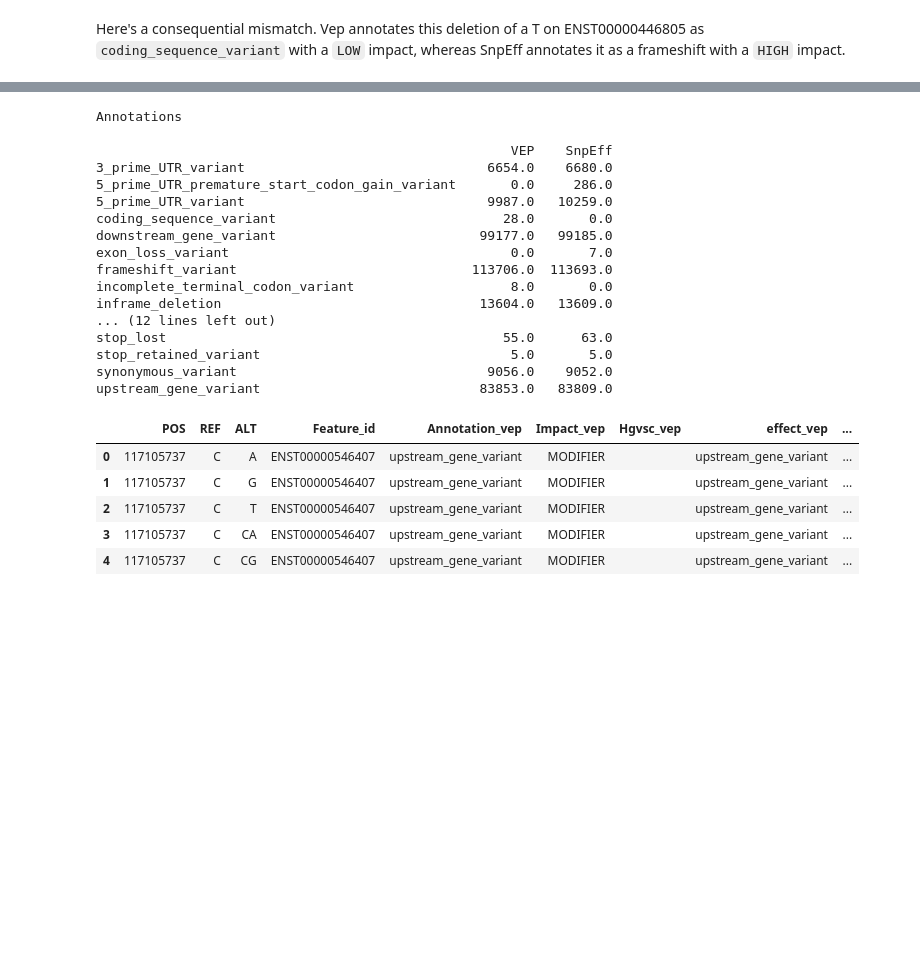
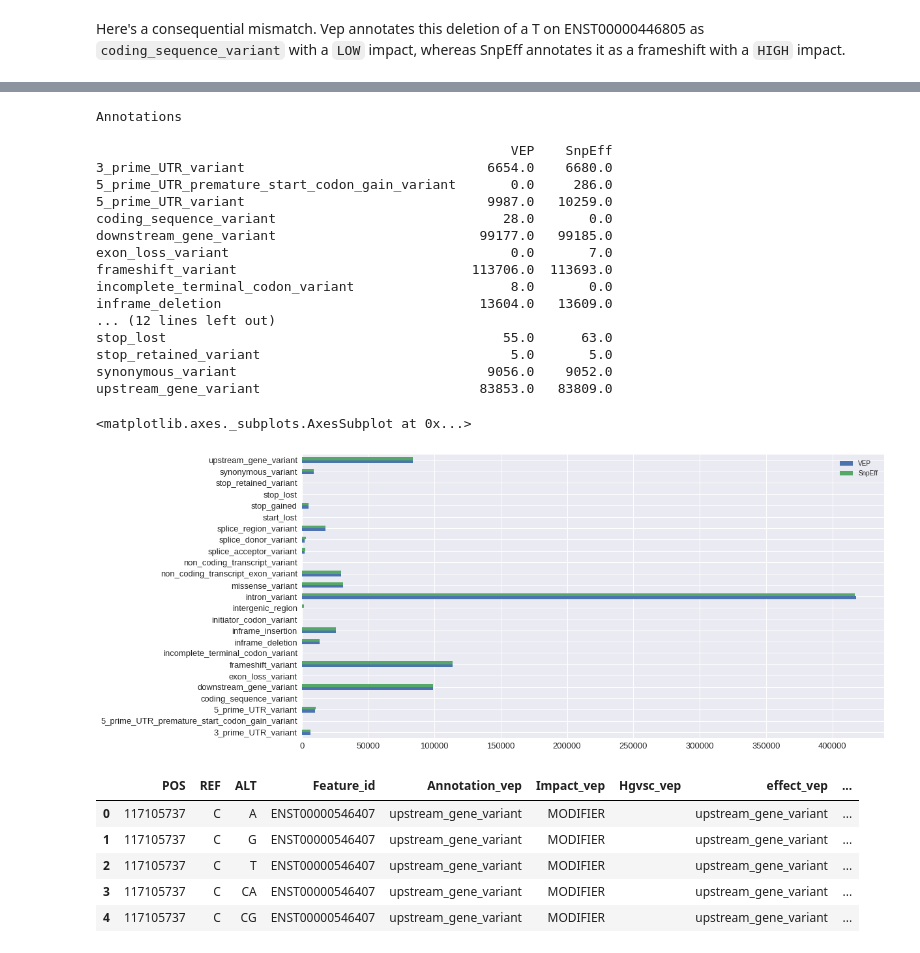
Before and after one commit to andrewjesaitis/variant-annotation-comparison-2017, a Jupyter notebook: Variant-Annotation-Comparsion-2017.ipynb, the cells around one changed output, grey strips where cells are left out. Drawn from its saved outputs; the diff is of its cells as text; code cells hidden in the pictures; blank space fills up the shorter version.

Commit message:
Adds visualizations

```diff
--- a/Variant-Annotation-Comparsion-2017.ipynb
+++ b/Variant-Annotation-Comparsion-2017.ipynb
@@ -257,29 +264,32 @@ snpeff_df['normalized_effect'] = snpeff_df['effect'].apply(lambda eff: collapse_
 # %%
 vc_vep = vep_df.groupby(['normalized_effect']).size()
 vc_vep.name = "VEP"
 vc_snpeff = snpeff_df.groupby(['normalized_effect']).size()
 vc_snpeff.name = "SnpEff"
 vc_df = pd.DataFrame([vc_vep, vc_snpeff])
 print("Annotations\n")
 print(vc_df.transpose().fillna(0))
+vc_df.transpose().plot(kind="barh", fontsize=13, figsize=(16,8))
 # %% [output]
 Annotations
 
                                                      VEP    SnpEff
 3_prime_UTR_variant                               6654.0    6680.0
 5_prime_UTR_premature_start_codon_gain_variant       0.0     286.0
 5_prime_UTR_variant                               9987.0   10259.0
 coding_sequence_variant                             28.0       0.0
 downstream_gene_variant                          99177.0   99185.0
 exon_loss_variant                                    0.0       7.0
 frameshift_variant                              113706.0  113693.0
 incomplete_terminal_codon_variant                    8.0       0.0
 inframe_deletion                                 13604.0   13609.0
 ... (12 lines left out)
 stop_lost                                           55.0      63.0
 stop_retained_variant                                5.0       5.0
 synonymous_variant                                9056.0    9052.0
 upstream_gene_variant                            83853.0   83809.0
+<matplotlib.axes._subplots.AxesSubplot at 0x...>
+[figure, added]
 # %%
 effect_df = pd.merge(vep_df, snpeff_df, on=['POS', 'REF', 'ALT', "Feature_id" ], how='outer', suffixes=('_vep','_snpeff'))
 # %%
```
Also changed, not shown: parts of 6 cells of this notebook.
